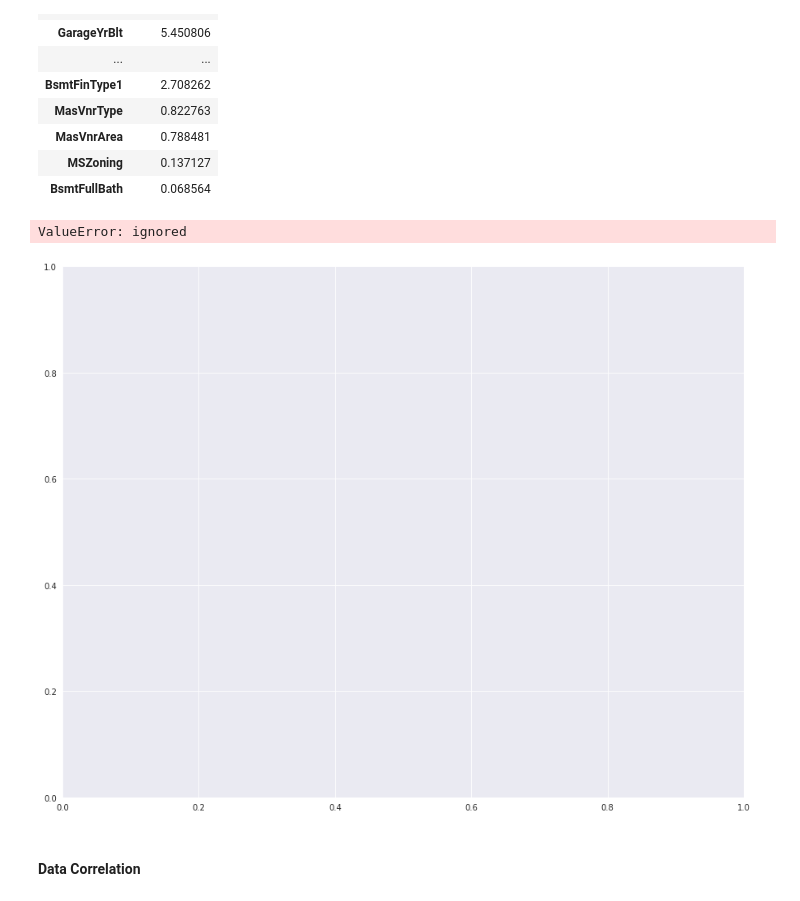
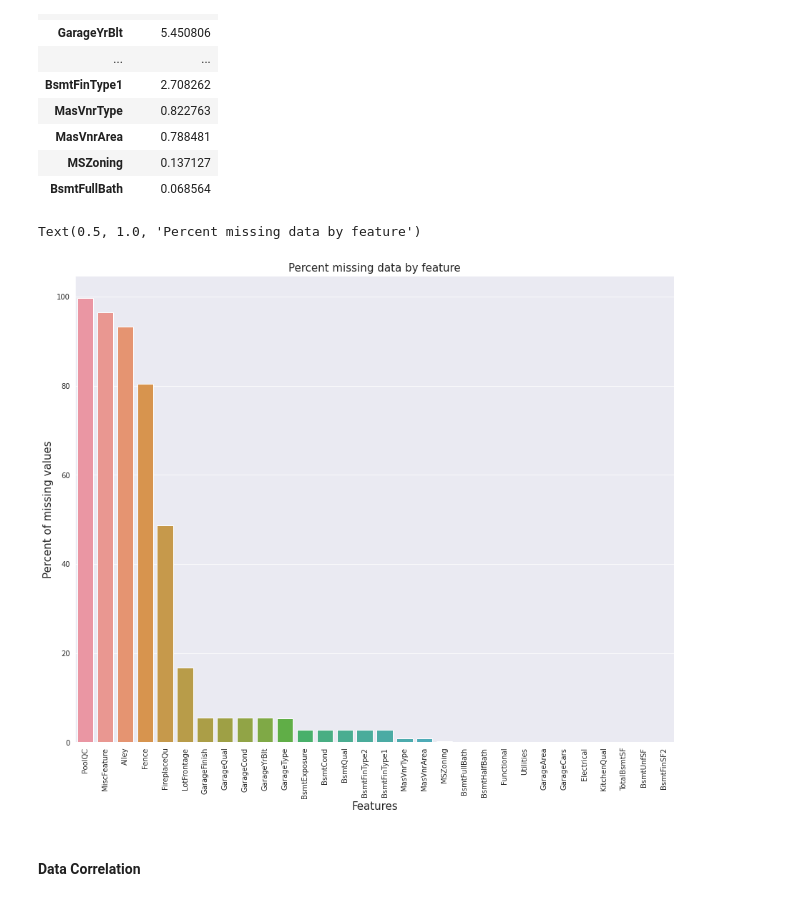
Before and after one commit to tamburins/ESAA_2023, a Jupyter notebook: ESAA_3_20_kaggle.ipynb, the cells around one changed output. Cells and saved outputs as stored; diff of their text form; code cells hidden in the pictures.

```diff
--- a/ESAA_3_20_kaggle.ipynb
+++ b/ESAA_3_20_kaggle.ipynb
@@ -39,7 +37,7 @@ train.csv
 # %%
 #Now let's import and put the train and test datasets in  pandas dataframe
-train = pd.read_csv('/content/drive/MyDrive/ESAA/OB/train.csv')
-test = pd.read_csv('/content/drive/MyDrive/ESAA/OB/test.csv')
+train = pd.read_csv('/content/drive/MyDrive/ESAA/OB/kaggle_3 20/train.csv')
+test = pd.read_csv('/content/drive/MyDrive/ESAA/OB/kaggle_3 20/test.csv')
 # %%
 ##display the first five rows of the train dataset.
 train.head(5)
@@ -212,14 +210,14 @@ missing_data.head(20)
 | BsmtFullBath | 0.068564 |
 # %%
 f, ax = plt.subplots(figsize=(15,12))
-plt.xticks(rotation='90')
+plt.xticks(rotation=90)
 sns.barplot(x=all_data_na.index, y=all_data_na)
 plt.xlabel('Features', fontsize=15)
 plt.ylabel('Percent of missing values', fontsize=15)
 plt.title('Percent missing data by feature', fontsize=15)
 # %% [output]
-ValueError: ignored
+Text(0.5, 1.0, 'Percent missing data by feature')
-[figure, old version]
+[figure, new version]
 # %% [markdown]
 #### Data Correlation
 # %%
```
Also changed, not shown: parts of 17 cells of this notebook.
